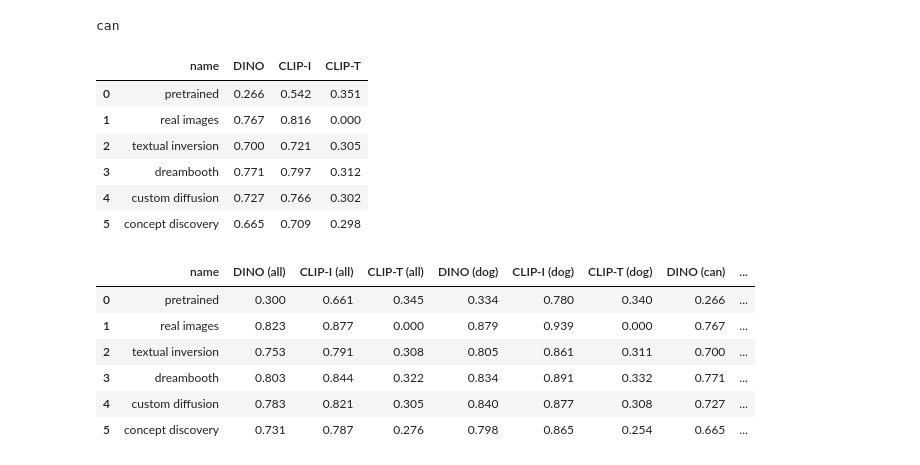
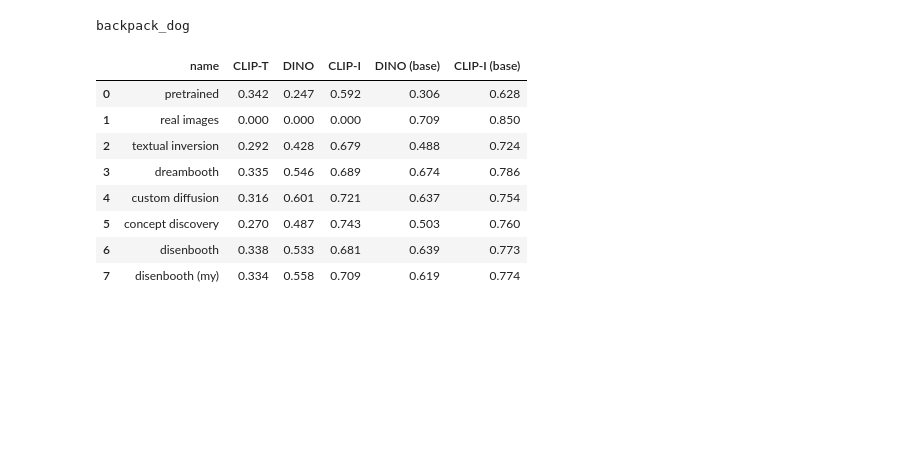
Before and after one commit to AIshutin/subject-driven-gen-eval, a Jupyter notebook: metrics_visualization.ipynb, the cells around one changed output. Drawn from its saved outputs; the diff is of its cells as text; code cells hidden in the pictures; blank space fills up the shorter version.

```diff
--- a/metrics_visualization.ipynb
+++ b/metrics_visualization.ipynb
@@ -1,7 +1,7 @@
 # %%
 import pandas as pd
 
-entity = 'can'
+entity = 'backpack_dog'
 
 data = [
     ("pretrained", f"evaluation_results/{entity}-baseline-eval.json"),
@@ -10,49 +10,53 @@ data = [
     ("dreambooth", f"evaluation_results/{entity}-dreambooth-eval.json"),
     ("custom diffusion", f"evaluation_results/{entity}-custom_diffusion-eval.json"),
     ("concept discovery", f"evaluation_results/{entity}-concept_discovery-eval.json"),
+    ("disenbooth", f"evaluation_results/{entity}-disenbooth-eval.json"),
+    ("disenbooth (my)", f"evaluation_results/{entity}-mydisenbooth-eval.json"),
+
 ]
 
 rows = []
-header = ['name', 'CLIP-T', 'CLIP-I', 'DINO']
+columns_titles = ["name", "CLIP-T", "DINO", "CLIP-I",  "DINO (base)", "CLIP-I (base)"]
 
 for el in data:
     curr = pd.read_json(el[1], lines=True).mean()
     # print(curr, list(curr))
     values = []
-    for k in header[1:]:
+    for k in columns_titles[1:]:
         values.append(curr.get(k, 0))
     rows.append([el[0]] + values)
-df = pd.DataFrame(rows, columns=header)
+
+df = pd.DataFrame(rows, columns=columns_titles)
 
 
 # Function to apply bold text for max values
 def highlight_max(s):
     '''
     Highlight the maximum in a Series yellow.
     '''
     if s.name == 'name':
         return [''] * len(s)
     else:
         is_max = s == s[2:].max()
         return ['font-weight: bold' if v else '' for v in is_max]
 
-# Apply the style
-columns_titles = ["name", "DINO", "CLIP-I", "CLIP-T"]
-df=df.reindex(columns=columns_titles)
-
 styler = df.style.apply(highlight_max).format({
     'CLIP-T': '{:.3f}',
     'CLIP-I': '{:.3f}',
     'DINO':   '{:.3f}',
+    'CLIP-I (base)': '{:.3f}',
+    'DINO (base)' :   '{:.3f}',
 })
 print(entity)
 styler
 # %% [output]
-can
+backpack_dog
-|  | name | DINO | CLIP-I | CLIP-T |
-| 0 | pretrained | 0.266 | 0.542 | 0.351 |
-| 1 | real images | 0.767 | 0.816 | 0.000 |
-| 2 | textual inversion | 0.700 | 0.721 | 0.305 |
-| 3 | dreambooth | 0.771 | 0.797 | 0.312 |
-| 4 | custom diffusion | 0.727 | 0.766 | 0.302 |
-| 5 | concept discovery | 0.665 | 0.709 | 0.298 |
+|  | name | CLIP-T | DINO | CLIP-I | DINO (base) | CLIP-I (base) |
+| 0 | pretrained | 0.342 | 0.247 | 0.592 | 0.306 | 0.628 |
+| 1 | real images | 0.000 | 0.000 | 0.000 | 0.709 | 0.850 |
+| 2 | textual inversion | 0.292 | 0.428 | 0.679 | 0.488 | 0.724 |
+| 3 | dreambooth | 0.335 | 0.546 | 0.689 | 0.674 | 0.786 |
+| 4 | custom diffusion | 0.316 | 0.601 | 0.721 | 0.637 | 0.754 |
+| 5 | concept discovery | 0.270 | 0.487 | 0.743 | 0.503 | 0.760 |
+| 6 | disenbooth | 0.338 | 0.533 | 0.681 | 0.639 | 0.773 |
+| 7 | disenbooth (my) | 0.334 | 0.558 | 0.709 | 0.619 | 0.774 |
@@ -73,20 +62,0 @@ else:
-# %%
-df.style.apply(highlight_max).format({
-    'CLIP-T (all)': '{:.3f}',
-    'CLIP-I (all)': '{:.3f}',
-    'DINO (all)':   '{:.3f}',
-    'CLIP-T (dog)': '{:.3f}',
-    'CLIP-I (dog)': '{:.3f}',
-    'DINO (dog)':   '{:.3f}',
-    'CLIP-T (can)': '{:.3f}',
-    'CLIP-I (can)': '{:.3f}',
-    'DINO (can)':   '{:.3f}',
-})
-# %% [output]
-|  | name | DINO (all) | CLIP-I (all) | CLIP-T (all) | DINO (dog) | CLIP-I (dog) | CLIP-T (dog) | DINO (can) | ... |
-| 0 | pretrained | 0.300 | 0.661 | 0.345 | 0.334 | 0.780 | 0.340 | 0.266 | ... |
-| 1 | real images | 0.823 | 0.877 | 0.000 | 0.879 | 0.939 | 0.000 | 0.767 | ... |
-| 2 | textual inversion | 0.753 | 0.791 | 0.308 | 0.805 | 0.861 | 0.311 | 0.700 | ... |
-| 3 | dreambooth | 0.803 | 0.844 | 0.322 | 0.834 | 0.891 | 0.332 | 0.771 | ... |
-| 4 | custom diffusion | 0.783 | 0.821 | 0.305 | 0.840 | 0.877 | 0.308 | 0.727 | ... |
-| 5 | concept discovery | 0.731 | 0.787 | 0.276 | 0.798 | 0.865 | 0.254 | 0.665 | ... |
```
Also changed, not shown: parts of 7 cells of this notebook, 7 other files.
